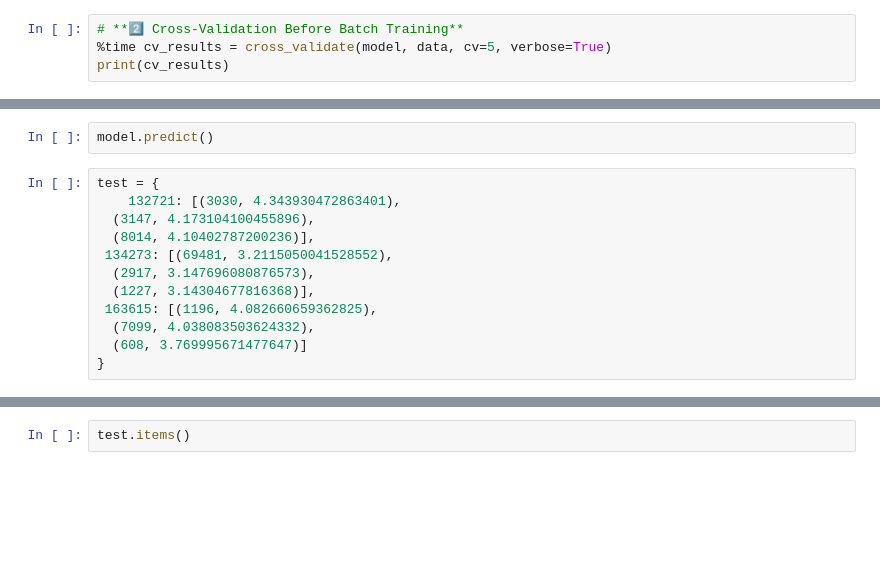
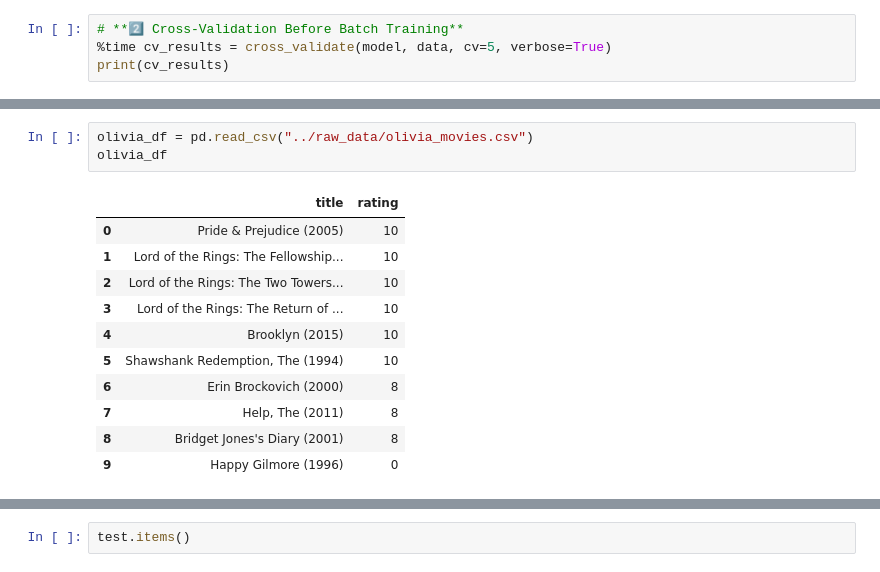
Before and after one commit to oliverramsaygray/film_wizard, a Jupyter notebook: notebooks/SVD_GridSearch_FW_model_v2_gpu.ipynb, the cells around one changed output, grey strips where cells are left out. Cells and saved outputs as stored; diff of their text form; blank space fills up the shorter version.

Commit message:
Finished notebooks, added rapidfuzz to reqs, changed gitignore so it looks for /models/ but ignores /models/TheBlokeLlama (its 3.8GB)

```diff
--- a/notebooks/SVD_GridSearch_FW_model_v2_gpu.ipynb
+++ b/notebooks/SVD_GridSearch_FW_model_v2_gpu.ipynb
@@ -127,14 +150,15 @@ top_n
 # %%
-model.predict()
+olivia_df = pd.read_csv("../raw_data/olivia_movies.csv")
+olivia_df
+# %% [output]
+|  | title | rating |
+| 0 | Pride & Prejudice (2005) | 10 |
+| 1 | Lord of the Rings: The Fellowship... | 10 |
+| 2 | Lord of the Rings: The Two Towers... | 10 |
+| 3 | Lord of the Rings: The Return of ... | 10 |
+| 4 | Brooklyn (2015) | 10 |
+| 5 | Shawshank Redemption, The (1994) | 10 |
+| 6 | Erin Brockovich (2000) | 8 |
+| 7 | Help, The (2011) | 8 |
+| 8 | Bridget Jones's Diary (2001) | 8 |
+| 9 | Happy Gilmore (1996) | 0 |
-# %%
-test = {
-    132721: [(3030, 4.343930472863401),
-  (3147, 4.173104100455896),
-  (8014, 4.10402787200236)],
- 134273: [(69481, 3.2115050041528552),
-  (2917, 3.147696080876573),
-  (1227, 3.14304677816368)],
- 163615: [(1196, 4.082660659362825),
-  (7099, 4.038083503624332),
-  (608, 3.769995671477647)]
-}
```
Also changed, not shown: parts of 7 cells of this notebook, 2 other files.
